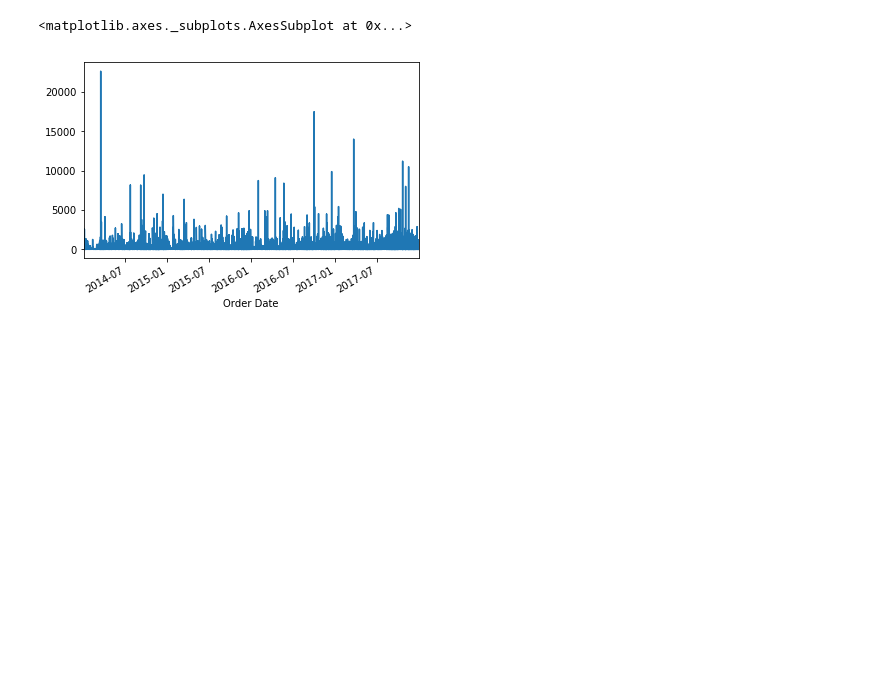
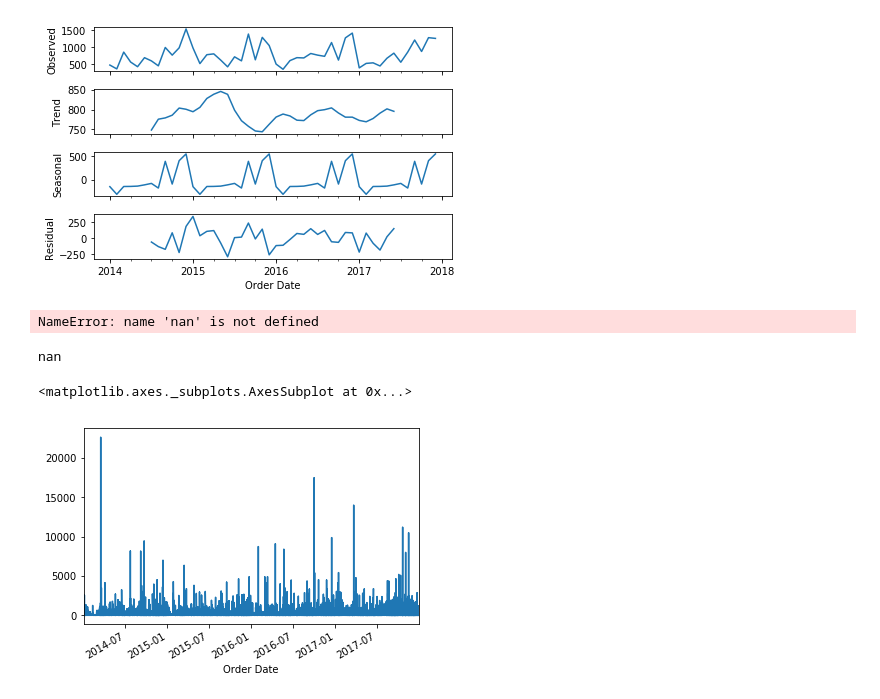
Before and after one commit to jamontanac/Hexagon-Test, a Jupyter notebook: first.ipynb, the cells around one changed output. Drawn from its saved outputs; the diff is of its cells as text; code cells hidden in the pictures; blank space fills up the shorter version.

```diff
--- a/first.ipynb
+++ b/first.ipynb
@@ -33,0 +54,7 @@ Ords_Ret.groupby('Sub-Category').count()
+# %%
+decomposition = sm.tsa.seasonal_decompose(y, model='additive')
+# %%
+decomposition.plot()
+plt.show()
+# %% [output]
+[figure, added]
@@ -34,3 +78,11 @@ Ords_Ret.groupby('Sub-Category').count()
+# %%
+re[12]==nan
+# %% [output]
+NameError: name 'nan' is not defined
+# %%
+re[12]
+# %% [output]
+nan
 # %%
 a=Ords_Ret.set_index(pd.to_datetime(Ords_Ret['Order Date'])).sort_index()
 # %%
```
Also changed, not shown: parts of 8 cells of this notebook, 1 other file.
